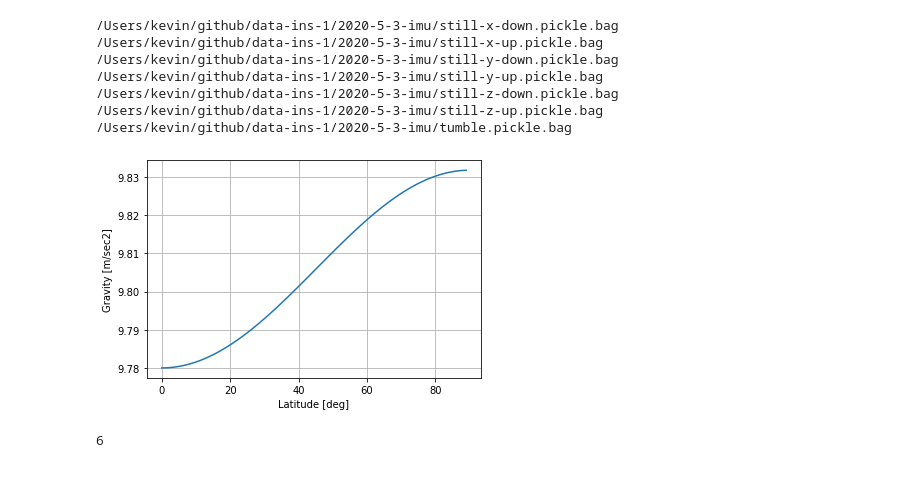
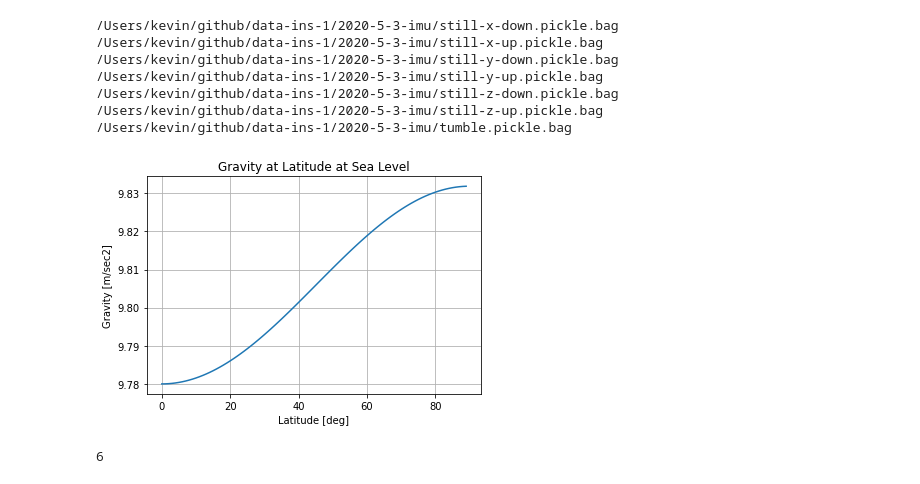
Before and after one commit to walchko/github-blog, a Jupyter notebook: source/blog/inertial-navigation/calibration-accelerometer/calibrate-accelerometer.ipynb, the cells around one changed output. Drawn from its saved outputs; the diff is of its cells as text; code cells hidden in the pictures.

```diff
--- a/source/blog/inertial-navigation/calibration-accelerometer/calibrate-accelerometer.ipynb
+++ b/source/blog/inertial-navigation/calibration-accelerometer/calibrate-accelerometer.ipynb
@@ -107,14 +108,16 @@ the-collector: 0.8.6
 /Users/kevin/github/data-ins-1/2020-5-3-imu/tumble.pickle.bag
 # %%
 def gravity(lat):
-    return 9.78*(1 + 0.0053*sin(lat)**2 - 0.0000058*sin(2*lat)**2)
+    """Based off the Oxford reference for the gravity formula"""
+    return 9.78*(1 + 0.0053024*sin(lat*pi/180)**2 - 0.0000058*sin(2*lat*pi/180)**2)
 # %%
-plt.plot(range(90), [gravity(x*pi/180) for x in range(90)])
+plt.plot(range(90), [gravity(x) for x in range(90)])
 plt.ylabel("Gravity [m/sec2]")
 plt.xlabel("Latitude [deg]")
+plt.title("Gravity at Latitude at Sea Level")
 plt.grid(True);
 # %% [output]
-[figure, old version]
+[figure, new version]
 # %%
 gps_lat = 38.785809
 # %%
```
Also changed, not shown: parts of 10 cells of this notebook, 4 other files.
